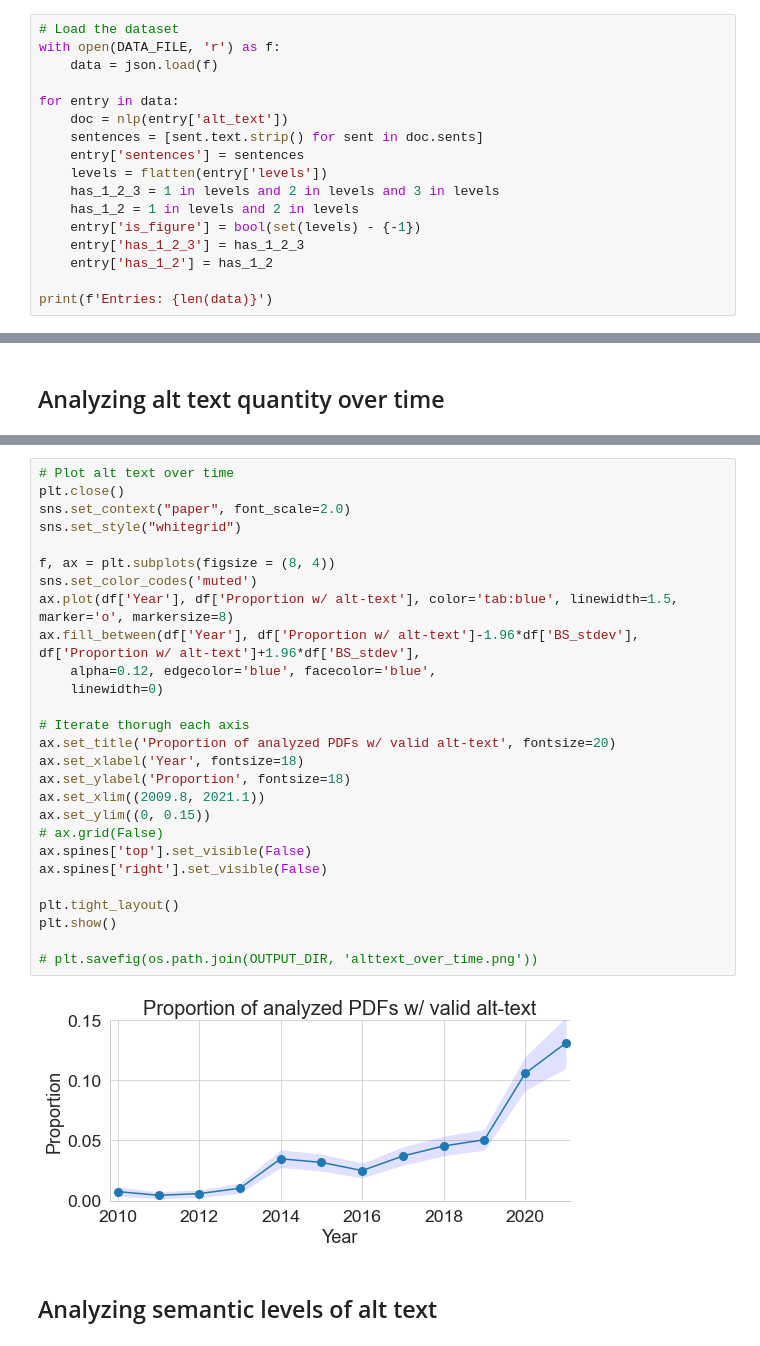
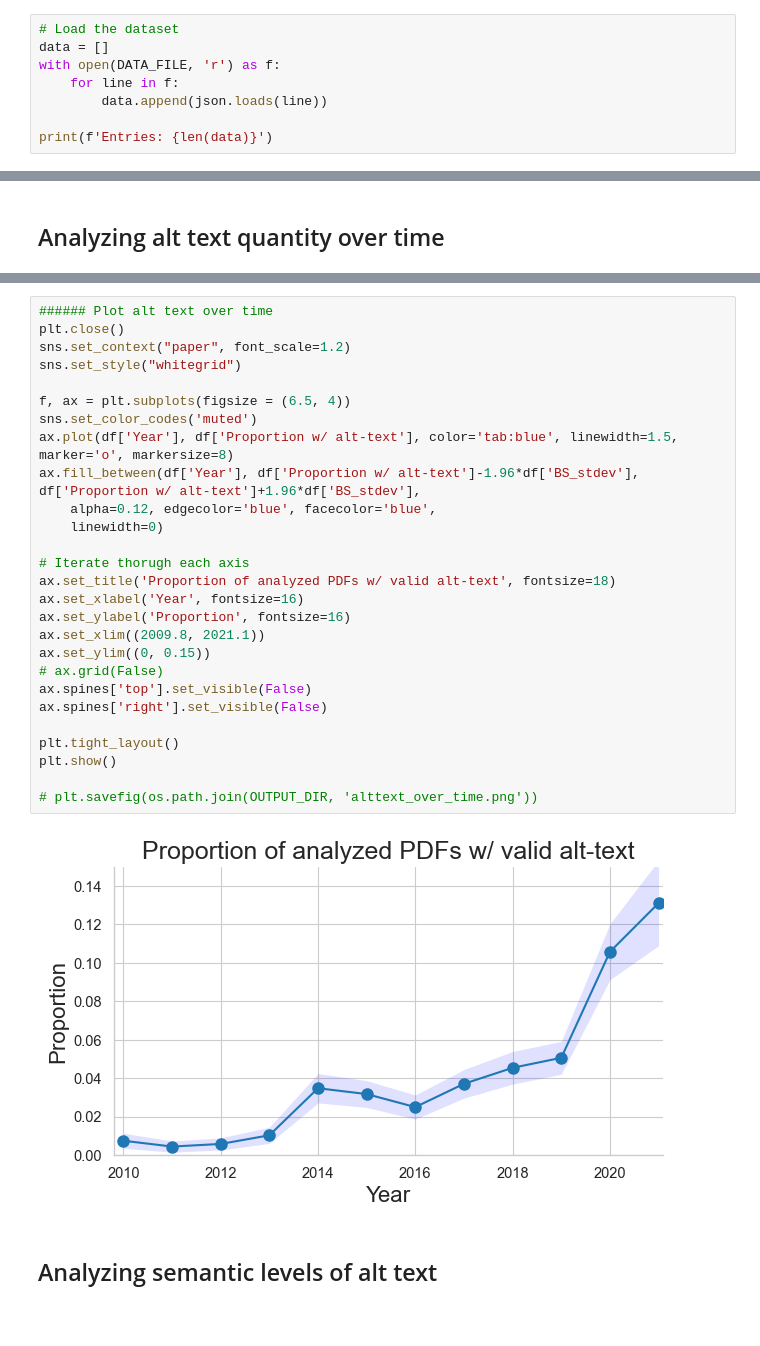
Before and after one commit to allenai/hci-alt-texts, a Jupyter notebook: notebooks/hci-alt-text-analysis.ipynb, the cells around one changed output, grey strips where cells are left out. Drawn from its saved outputs; the diff is of its cells as text; blank space fills up the shorter version.

```diff
--- a/notebooks/hci-alt-text-analysis.ipynb
+++ b/notebooks/hci-alt-text-analysis.ipynb
@@ -62,19 +62,10 @@ def flatten(l: List) -> List:
     return [item for sublist in l for item in sublist]
 # %%
 # Load the dataset
+data = []
 with open(DATA_FILE, 'r') as f:
-    data = json.load(f)
-
-for entry in data:
-    doc = nlp(entry['alt_text'])
-    sentences = [sent.text.strip() for sent in doc.sents]
-    entry['sentences'] = sentences
-    levels = flatten(entry['levels'])
-    has_1_2_3 = 1 in levels and 2 in levels and 3 in levels
-    has_1_2 = 1 in levels and 2 in levels
-    entry['is_figure'] = bool(set(levels) - {-1})
-    entry['has_1_2_3'] = has_1_2_3
-    entry['has_1_2'] = has_1_2
+    for line in f:
+        data.append(json.loads(line))
 
 print(f'Entries: {len(data)}')
 # %% [output]
@@ -170,32 +158,32 @@ display(df)
-# %%
-# Plot alt text over time
-plt.close()
-sns.set_context("paper", font_scale=2.0)
-sns.set_style("whitegrid")
-
-f, ax = plt.subplots(figsize = (8, 4))
-sns.set_color_codes('muted')
-ax.plot(df['Year'], df['Proportion w/ alt-text'], color='tab:blue', linewidth=1.5, marker='o', markersize=8)
-ax.fill_between(df['Year'], df['Proportion w/ alt-text']-1.96*df['BS_stdev'], df['Proportion w/ alt-text']+1.96*df['BS_stdev'],
-    alpha=0.12, edgecolor='blue', facecolor='blue',
-    linewidth=0)
-
-# Iterate thorugh each axis
-ax.set_title('Proportion of analyzed PDFs w/ valid alt-text', fontsize=20)
-ax.set_xlabel('Year', fontsize=18)
-ax.set_ylabel('Proportion', fontsize=18)
-ax.set_xlim((2009.8, 2021.1))
-ax.set_ylim((0, 0.15))
-# ax.grid(False)
-ax.spines['top'].set_visible(False)
-ax.spines['right'].set_visible(False)
-
-plt.tight_layout()
-plt.show()
-
-# plt.savefig(os.path.join(OUTPUT_DIR, 'alttext_over_time.png'))
-# %% [output]
-[figure, removed]
+# %%
+###### Plot alt text over time
+plt.close()
+sns.set_context("paper", font_scale=1.2)
+sns.set_style("whitegrid")
+
+f, ax = plt.subplots(figsize = (6.5, 4))
+sns.set_color_codes('muted')
+ax.plot(df['Year'], df['Proportion w/ alt-text'], color='tab:blue', linewidth=1.5, marker='o', markersize=8)
+ax.fill_between(df['Year'], df['Proportion w/ alt-text']-1.96*df['BS_stdev'], df['Proportion w/ alt-text']+1.96*df['BS_stdev'],
+    alpha=0.12, edgecolor='blue', facecolor='blue',
+    linewidth=0)
+
+# Iterate thorugh each axis
+ax.set_title('Proportion of analyzed PDFs w/ valid alt-text', fontsize=18)
+ax.set_xlabel('Year', fontsize=16)
+ax.set_ylabel('Proportion', fontsize=16)
+ax.set_xlim((2009.8, 2021.1))
+ax.set_ylim((0, 0.15))
+# ax.grid(False)
+ax.spines['top'].set_visible(False)
+ax.spines['right'].set_visible(False)
+
+plt.tight_layout()
+plt.show()
+
+# plt.savefig(os.path.join(OUTPUT_DIR, 'alttext_over_time.png'))
+# %% [output]
+[figure, added]
 # %% [markdown]
 ## Analyzing semantic levels of alt text
 # %%
```
Also changed, not shown: parts of 11 cells of this notebook.
